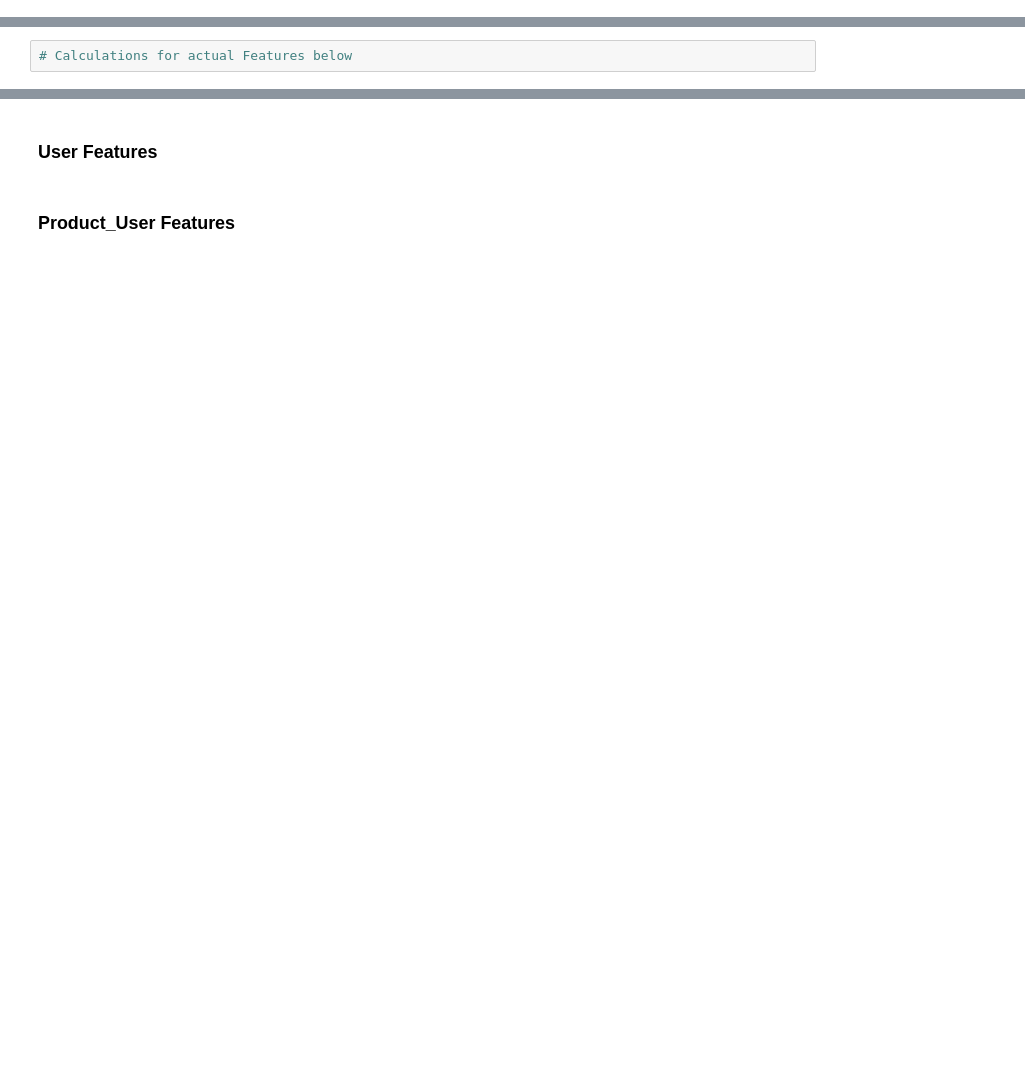
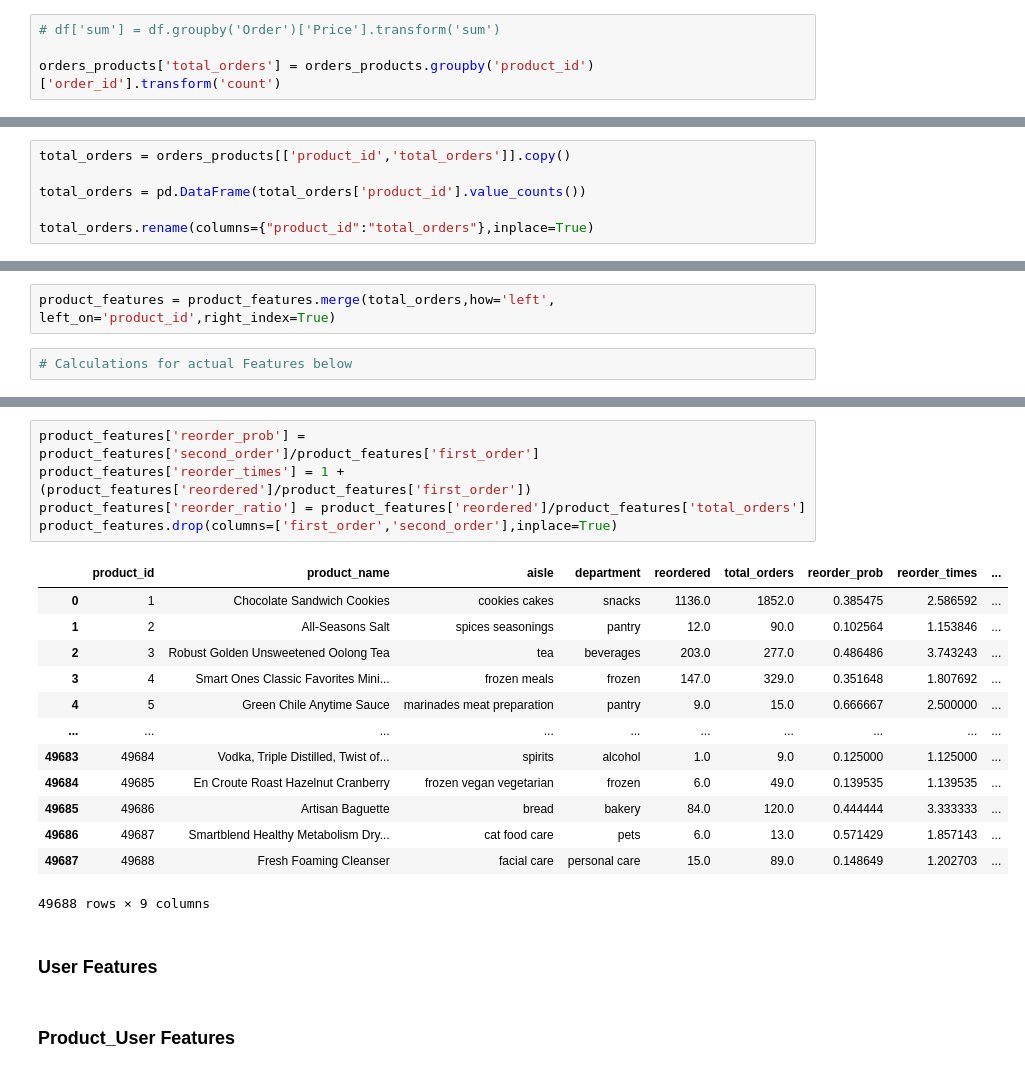
Before and after one commit to brandmend/Instacart_Basket_Prediction_Analysis, a Jupyter notebook: Instacart_Basket_Analysis_EDA.ipynb, the cells around one changed output, grey strips where cells are left out. Saved outputs shown, nothing was run; the diff lists cells and outputs as text; blank space fills up the shorter version.

```diff
--- a/Instacart_Basket_Analysis_EDA.ipynb
+++ b/Instacart_Basket_Analysis_EDA.ipynb
@@ -515,0 +523,4 @@ orders_products.head()
+# %%
+# df['sum'] = df.groupby('Order')['Price'].transform('sum')
+
+orders_products['total_orders'] = orders_products.groupby('product_id')['order_id'].transform('count')
@@ -515,0 +541,6 @@ orders_products.head()
+# %%
+total_orders = orders_products[['product_id','total_orders']].copy()
+
+total_orders = pd.DataFrame(total_orders['product_id'].value_counts())
+
+total_orders.rename(columns={"product_id":"total_orders"},inplace=True)
@@ -623,2 +654,4 @@ product_features
+# %%
+product_features = product_features.merge(total_orders,how='left', left_on='product_id',right_index=True)
 # %%
 # Calculations for actual Features below
@@ -625,3 +665,22 @@ product_features
+# %%
+product_features['reorder_prob'] = product_features['second_order']/product_features['first_order']
+product_features['reorder_times'] = 1 + (product_features['reordered']/product_features['first_order'])
+product_features['reorder_ratio'] = product_features['reordered']/product_features['total_orders']
+product_features.drop(columns=['first_order','second_order'],inplace=True)
+# %% [output]
+|  | product_id | product_name | aisle | department | reordered | total_orders | reorder_prob | reorder_times | ... |
+| 0 | 1 | Chocolate Sandwich Cookies | cookies cakes | snacks | 1136.0 | 1852.0 | 0.385475 | 2.586592 | ... |
+| 1 | 2 | All-Seasons Salt | spices seasonings | pantry | 12.0 | 90.0 | 0.102564 | 1.153846 | ... |
+| 2 | 3 | Robust Golden Unsweetened Oolong Tea | tea | beverages | 203.0 | 277.0 | 0.486486 | 3.743243 | ... |
+| 3 | 4 | Smart Ones Classic Favorites Mini... | frozen meals | frozen | 147.0 | 329.0 | 0.351648 | 1.807692 | ... |
+| 4 | 5 | Green Chile Anytime Sauce | marinades meat preparation | pantry | 9.0 | 15.0 | 0.666667 | 2.500000 | ... |
+| ... | ... | ... | ... | ... | ... | ... | ... | ... | ... |
+| 49683 | 49684 | Vodka, Triple Distilled, Twist of... | spirits | alcohol | 1.0 | 9.0 | 0.125000 | 1.125000 | ... |
+| 49684 | 49685 | En Croute Roast Hazelnut Cranberry | frozen vegan vegetarian | frozen | 6.0 | 49.0 | 0.139535 | 1.139535 | ... |
+| 49685 | 49686 | Artisan Baguette | bread | bakery | 84.0 | 120.0 | 0.444444 | 3.333333 | ... |
+| 49686 | 49687 | Smartblend Healthy Metabolism Dry... | cat food care | pets | 6.0 | 13.0 | 0.571429 | 1.857143 | ... |
+| 49687 | 49688 | Fresh Foaming Cleanser | facial care | personal care | 15.0 | 89.0 | 0.148649 | 1.202703 | ... |
+49688 rows × 9 columns
 # %% [markdown]
 ### User Features
 # %% [markdown]
```
Also changed, not shown: parts of 7 cells of this notebook.
